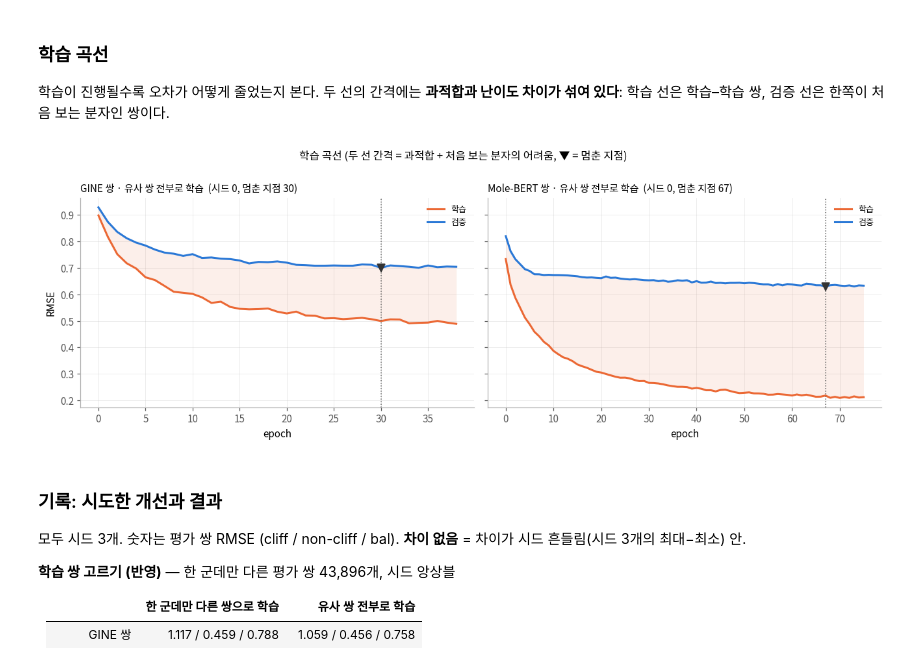
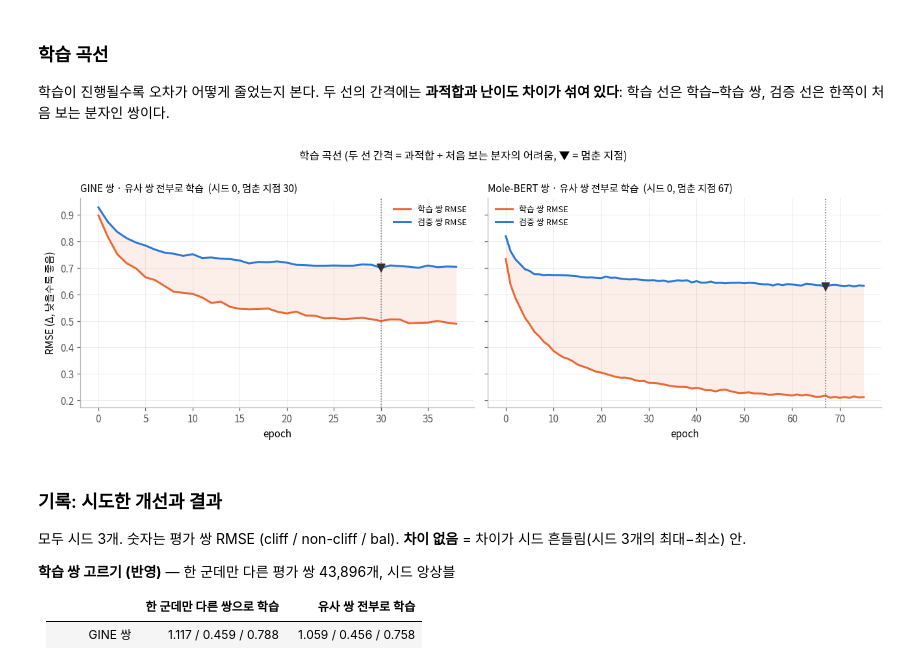
Before and after one commit to dlrudgms1234-commits/capstone, a Jupyter notebook: ac_pipeline.ipynb, the cells around one changed output. Saved outputs shown, nothing was run; the diff lists cells and outputs as text; code cells hidden in the pictures.

```diff
--- a/ac_pipeline.ipynb
+++ b/ac_pipeline.ipynb
@@ -1741,7 +1795,7 @@ for st, r in ANCHOR.items():
 | Mole-BERT 쌍 | Mole-BERT 쌍 · 기준 분자 | 0.725 | 0.792 | 0.171 |
 |  | Mole-BERT 쌍 앙상블 · 기준 분자 | 0.703 | 0.774 | 0.137 |
 # %%
-# 기준 분자 수 분포(왼쪽)와 기준 분자 수별 개별 활성 오차(가운데·오른쪽)
+# 기준 분자 수 분포(왼쪽)와 기준 분자 수별 평가 분자 활성값 오차(가운데·오른쪽)
 BINS = [(1, 1, '1'), (2, 2, '2'), (3, 3, '3'), (4, 5, '4~5'), (6, 10, '6~10'), (11, 10 ** 9, '11+')]
 def ref_bin(n):
     return pd.Series(pd.cut(n, [b[0] - 0.5 for b in BINS] + [10 ** 9], labels=[b[2] for b in BINS]), index=n.index)
@@ -1768,8 +1822,8 @@ for a_, (st, res) in zip(axes[1:], ANCHOR.items()):
         a_.plot(range(len(BINS)), ys, ls, color=col, marker='o', ms=5, lw=1.8, label=m)
     a_.set(xticks=range(len(BINS)), xlabel='기준 분자 수')
     a_.set_xticklabels([f'{b[2]}\n(n={int((bins == b[2]).sum()):,})' for b in BINS], fontsize=8)
-    a_.set_title(f'{LABEL[st]}: 기준 분자 수별 개별 활성 RMSE', loc='left', fontsize=10)
+    a_.set_title(f'{LABEL[st]}: 기준 분자 수별 오차', loc='left', fontsize=10)
     tidy(a_)
-axes[1].set_ylabel('개별 활성 RMSE (낮을수록 좋음)'); axes[1].legend(fontsize=8, frameon=False)
+axes[1].set_ylabel('평가 RMSE (평가 분자 활성값, 낮을수록 좋음)'); axes[1].legend(fontsize=8, frameon=False)
 fig.tight_layout(); plt.show()
 # %% [output]
@@ -1899,20 +1953,20 @@ for st, t in LEAK.items():
 # %%
 fig, axes = plt.subplots(1, 2, figsize=(12, 4.2), sharey=True)
 for a_, (enc, tag) in zip(axes, [('gnn', TAGS['all']), ('pt', PT_TAGS['all'])]):
     h = pd.read_csv(f'{RUNS}/hist_a0_{tag}_seed{SEEDS[0]}.csv')
     stop = int(h.best_epoch[0])
-    a_.plot(h.epoch, h.train, color=C2, lw=2, label='학습')
-    a_.plot(h.epoch, h.val, color=C1, lw=2, label='검증')
+    a_.plot(h.epoch, h.train, color=C2, lw=2, label='학습 쌍 RMSE')
+    a_.plot(h.epoch, h.val, color=C1, lw=2, label='검증 쌍 RMSE')
     a_.fill_between(h.epoch, h.train, h.val, color=C2, alpha=0.10, lw=0)
     a_.axvline(stop, color='0.4', lw=1, ls=':')
     a_.plot([stop], [h.val.min()], marker='v', color='0.2', ms=8, clip_on=False)
     a_.set_title(f'{ENC[enc]} · 유사 쌍 전부로 학습  (시드 {SEEDS[0]}, 멈춘 지점 {stop})', loc='left', fontsize=10)
     a_.set_xlabel('epoch'); a_.legend(fontsize=8.5, frameon=False); tidy(a_)
-axes[0].set_ylabel('RMSE')
+axes[0].set_ylabel('RMSE (Δ, 낮을수록 좋음)')
 fig.suptitle('학습 곡선 (두 선 간격 = 과적합 + 처음 보는 분자의 어려움, ▼ = 멈춘 지점)', y=1.0, fontsize=11)
 fig.tight_layout(); plt.show()
 # %% [output]
-[figure, old version]
+[figure, new version]
 # %% [markdown]
 ### 기록: 시도한 개선과 결과
 
```
Also changed, not shown: parts of 17 cells of this notebook, 1 other file.
